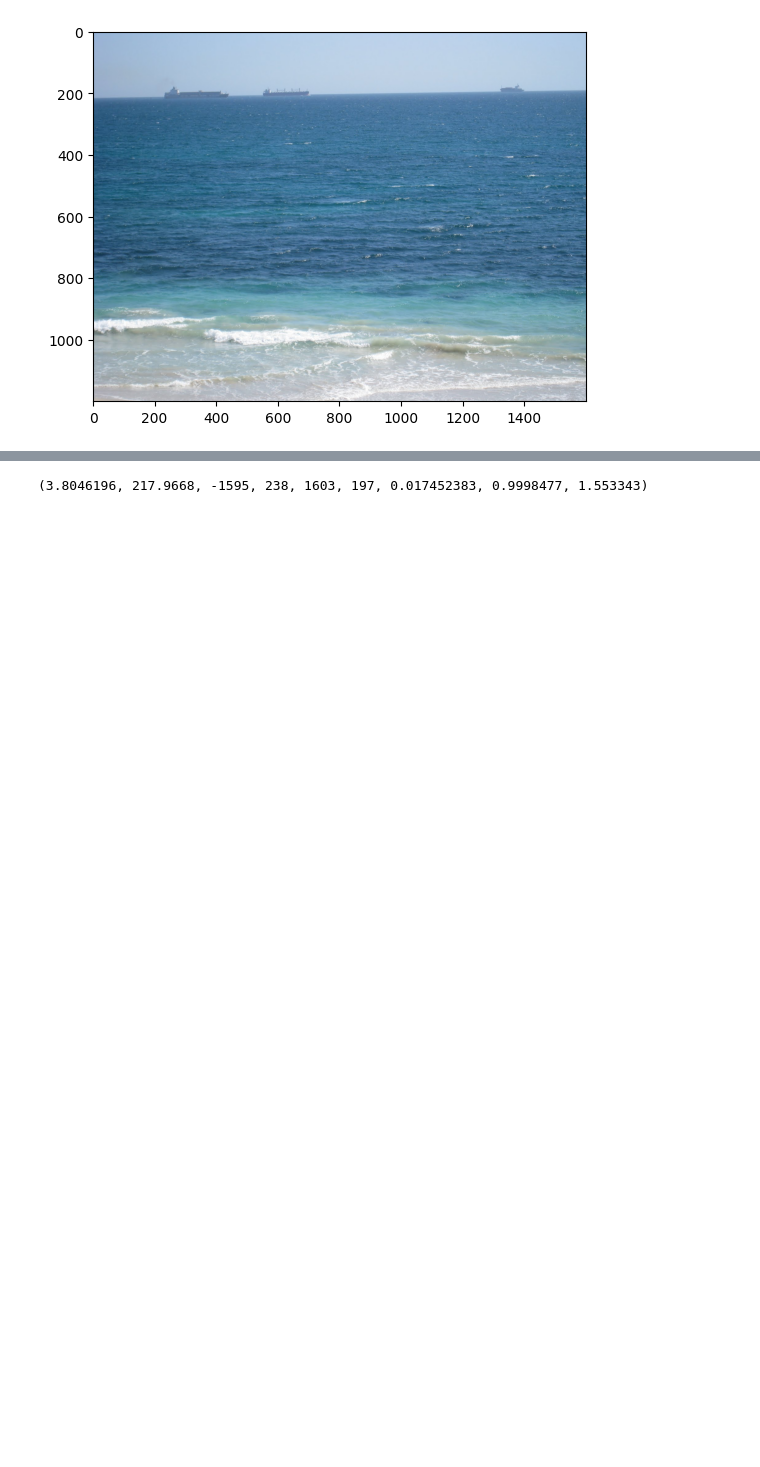
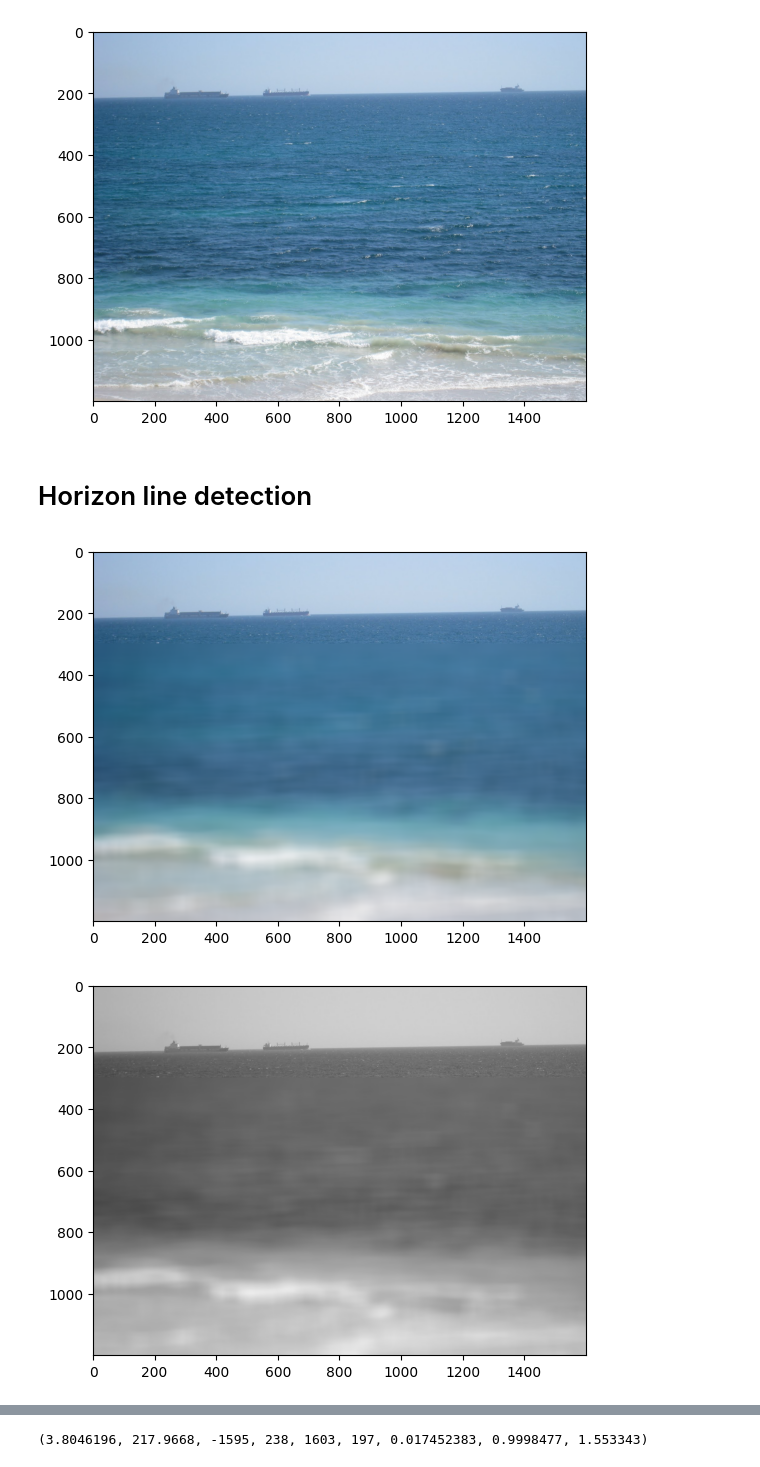
Before and after one commit to indigoYoshimaru/viact-cv-test, a Jupyter notebook: research.ipynb, the cells around one changed output, grey strips where cells are left out. Drawn from its saved outputs; the diff is of its cells as text; code cells hidden in the pictures; blank space fills up the shorter version.

Commit message:
better line segment

```diff
--- a/research.ipynb
+++ b/research.ipynb
@@ -2,7 +4,6 @@
 from torchvision.transforms import v2
 from torchvision.io import read_image
 import matplotlib.pyplot as plt
-from viact.helpers import plot
 import cv2
 import numpy as np
 
@@ -11,5 +12,6 @@ import numpy as np
 
 image_path = "./image/three_ships_horizon.JPG"
 image = cv2.imread(image_path)
-image.shape
+H, W, D = image.shape
+print(H, W, D)
 # %% [output]
@@ -22,3 +24,19 @@ def cv2_imshow(cv2image):
 cv2_imshow(image)
 # %% [output]
 [figure]
+# %% [markdown]
+# Horizon line detection
+# %%
+blur_img = image.copy()
+blur_img[H//4:H, :] = cv2.blur(blur_img[H//4:H,:],(50,50))
+gray = cv2.cvtColor(blur_img, cv2.COLOR_BGR2GRAY)
+
+ret, thresh = cv2.threshold(gray,0,255,cv2.THRESH_OTSU)
+edges = cv2.Canny(thresh, 50, 150, apertureSize=3)
+cv2_imshow(blur_img)
+cv2_imshow(gray)
+cv2_imshow(thresh)
+cv2_imshow(edges)
+# %% [output]
+[figure, added]
+[figure, added]
```
Also changed, not shown: parts of 10 cells of this notebook.
